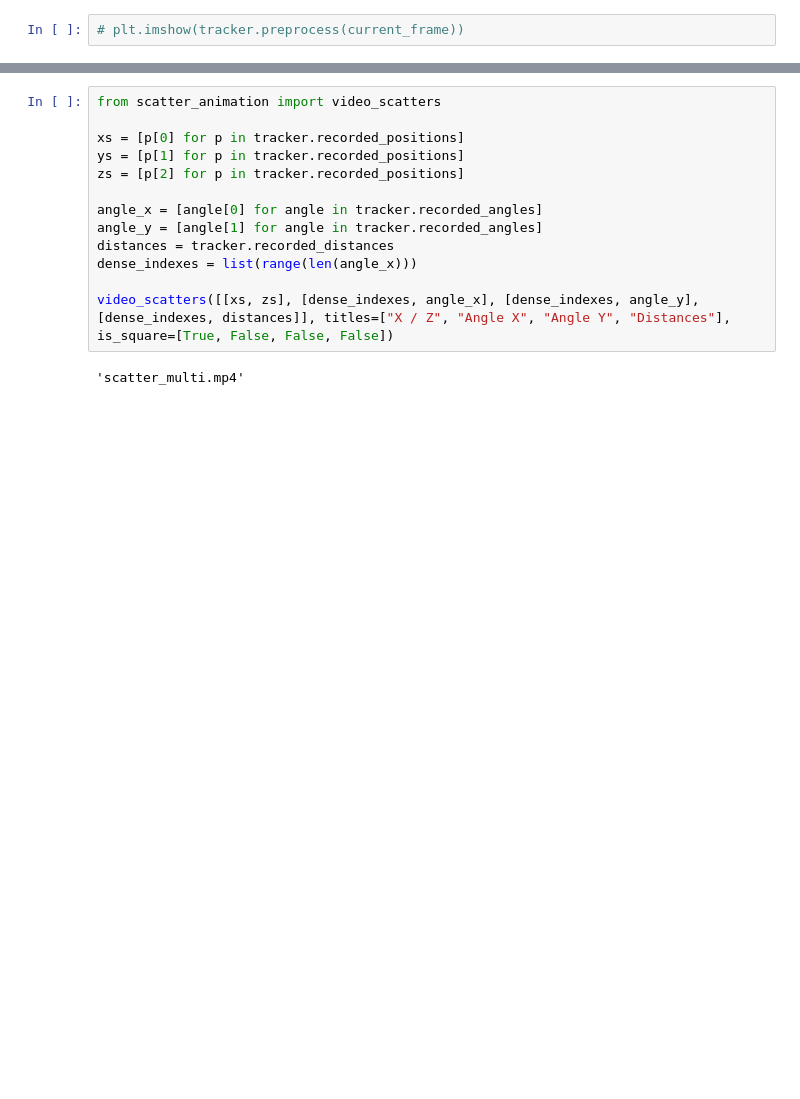
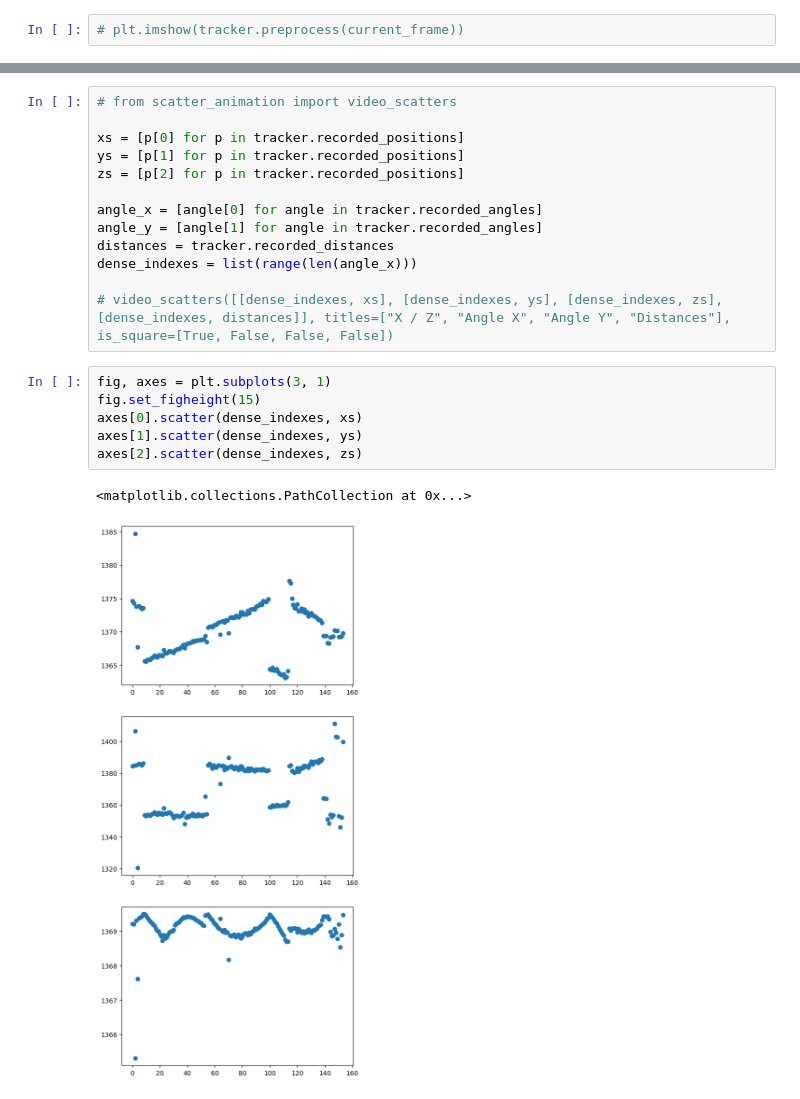
Before and after one commit to EitanTreiger/Ping-Pong, a Jupyter notebook: tracking.ipynb, the cells around one changed output, grey strips where cells are left out. Drawn from its saved outputs; the diff is of its cells as text; blank space fills up the shorter version.

```diff
--- a/tracking.ipynb
+++ b/tracking.ipynb
@@ -77,5 +94,5 @@ axes[1].scatter(tracker.frame_numbers, [angle[1] for angle in tracker.recorded_a
 # %%
-from scatter_animation import video_scatters
+# from scatter_animation import video_scatters
 
 xs = [p[0] for p in tracker.recorded_positions]
 ys = [p[1] for p in tracker.recorded_positions]
@@ -86,6 +103,13 @@ angle_y = [angle[1] for angle in tracker.recorded_angles]
 distances = tracker.recorded_distances
 dense_indexes = list(range(len(angle_x)))
 
-video_scatters([[xs, zs], [dense_indexes, angle_x], [dense_indexes, angle_y], [dense_indexes, distances]], titles=["X / Z", "Angle X", "Angle Y", "Distances"], is_square=[True, False, False, False])
+# video_scatters([[dense_indexes, xs], [dense_indexes, ys], [dense_indexes, zs], [dense_indexes, distances]], titles=["X / Z", "Angle X", "Angle Y", "Distances"], is_square=[True, False, False, False])
-# %% [output]
-'scatter_multi.mp4'
+# %%
+fig, axes = plt.subplots(3, 1)
+fig.set_figheight(15)
+axes[0].scatter(dense_indexes, xs)
+axes[1].scatter(dense_indexes, ys)
+axes[2].scatter(dense_indexes, zs)
+# %% [output]
+<matplotlib.collections.PathCollection at 0x...>
+[figure, added]
```
Also changed, not shown: parts of 11 cells of this notebook, 1 other file.
